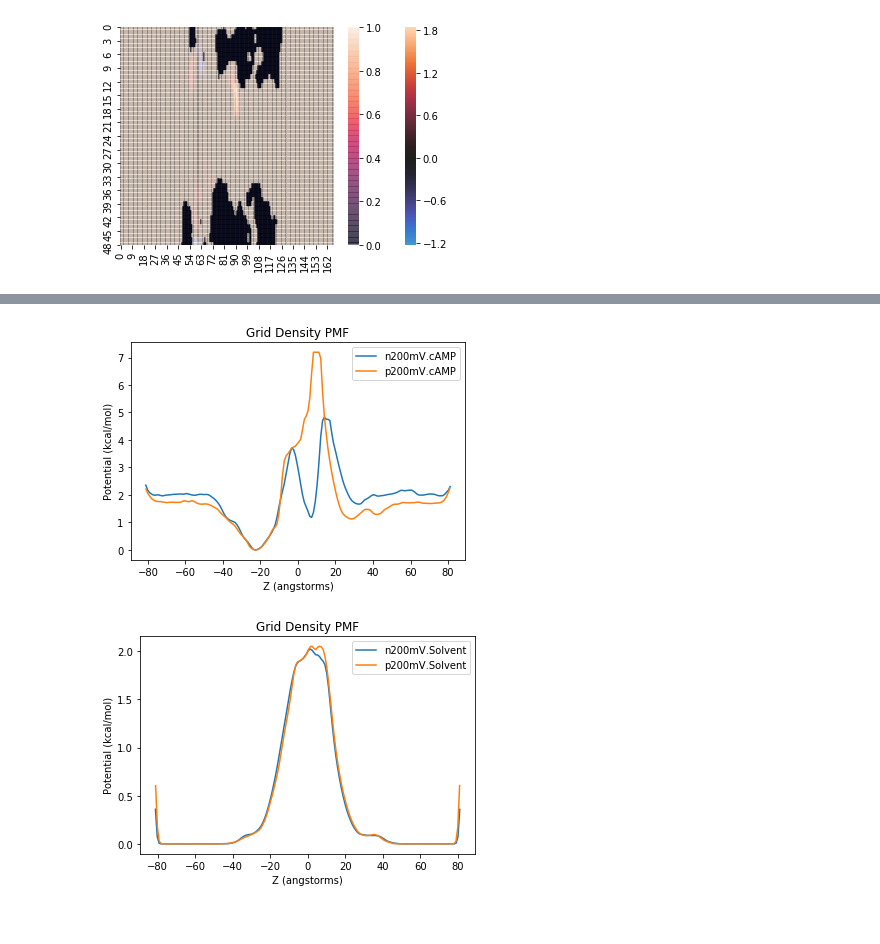
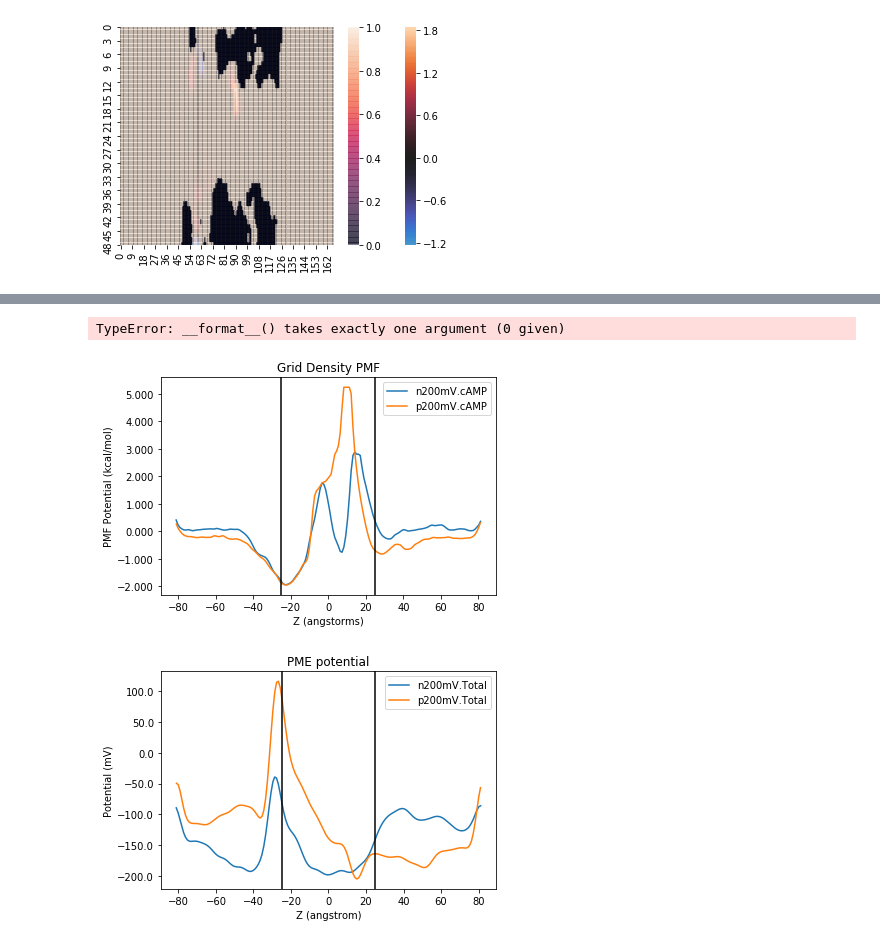
Before and after one commit to wesleymsmith/CX26_PME_Analysis, a Jupyter notebook: PME_Analysis_Notebook.ipynb, the cells around one changed output, grey strips where cells are left out. Saved outputs shown, nothing was run; the diff lists cells and outputs as text; code cells hidden in the pictures.

Commit message:
formatting changes to final PME and PMF plots

```diff
--- a/PME_Analysis_Notebook.ipynb
+++ b/PME_Analysis_Notebook.ipynb
@@ -760,3 +758,15 @@ sns.heatmap(resampledDensityDict['n200mV.Solvent'].grid[(xmid-25):(xmid+25),ymid
 plt.show()
 # %% [output]
 [figure]
+# %%
+pmeDict={}
+dataDir='.'
+for simName in ['n200mV','p200mV']:
+    for pmeName in ['noncAMP','cAMP','ProteinLipid','Total']:
+        dictKey='.'.join([simName,pmeName])
+        filename='.'.join([simName,'last_1000_frames.imaged',pmeName+'_PME','dx'])
+        filepath='/'.join([dataDir,filename])
+        print('loading {dataFile};'.format(dataFile=filename),end=" ")
+        pmeDict[dictKey]=Grid(filepath)
+        print(dictKey,pmeDict[dictKey].grid.shape,"volumetric data file loaded")
+print("--- done loading data files ---")
@@ -763,54 +843,55 @@ plt.show()
+# %%
+plt.xticks.__format__()
+# %% [output]
+TypeError: __format__() takes exactly one argument (0 given)
 # %%
 kT=0.0019872041*310.15
 gVol=np.product(resampledDensityDict['n200mV.cAMP'].grid.shape)
+ax=plt.axes()
 for densityName in ['n200mV.cAMP','p200mV.cAMP']:
     densityGrid=resampledDensityDict[densityName]
     gVol=np.product(densityGrid.grid.shape)
-    densityData=densityGrid.grid
+    densityData=copy.deepcopy(densityGrid.grid)
     densityData=densityData/np.sum(densityData)
     pmfData=-kT*np.log(
         np.array(
             list(
                 map(lambda x: np.max([1./gVol,x]),
                     np.nansum(densityData,axis=(0,1))
                    )
             )
         )
     )
-    pmfData=pmfData-np.min(pmfData)
+    pmfData=pmfData-np.mean(pmfData)
     pmfCoords=np.arange(densityData.shape[2])*densityGrid.delta[2]+densityGrid.origin[2]
     sns.lineplot(pmfCoords,
                  pmfData,
                  label=densityName)
+
+plt.axvline(x=-25,c='black')
+plt.axvline(x=25,c='black')
 plt.title("Grid Density PMF")
+ax.yaxis.set_major_formatter(matplotlib.ticker.EngFormatter(places=3))
 plt.xlabel('Z (angstorms)')
-plt.ylabel('Potential (kcal/mol)')
+plt.ylabel('PMF Potential (kcal/mol)')
 plt.show()
 
-kT=0.0019872041*310.15
-for densityName in ['n200mV.Solvent','p200mV.Solvent']:
-    densityGrid=resampledDensityDict[densityName]
-    gVol=np.product(densityGrid.grid.shape)
-    densityData=densityGrid.grid
-    densityData=densityData/np.sum(densityData)
-    pmfData=-kT*np.log(
-        np.array(
-            list(
-                map(lambda x: np.max([1./gVol,x]),
-                    np.nansum(densityData,axis=(0,1))
-                   )
-            )
-        )
-    )
-    pmfData=pmfData-np.min(pmfData)
-    pmfCoords=np.arange(densityData.shape[2])*densityGrid.delta[2]+densityGrid.origin[2]
-    sns.lineplot(pmfCoords,
-                 pmfData,
-                 label=densityName)
-plt.title("Grid Density PMF")
-plt.xlabel('Z (angstorms)')
-plt.ylabel('Potential (kcal/mol)')
+kb=8.617333262E-5
+tSim=310.15
+kbT=kb*tSim
+ax=plt.axes()
+for pmeName in ['n200mV.Total','p200mV.Total']:
+    pmeGrid=pmeDict[pmeName]
+    pmeData=kbT*1000*copy.deepcopy(pmeGrid.grid[xmid,ymid,:])
+    pmeCoords=np.arange(pmeGrid.grid.shape[2])*pmeGrid.delta[2]+pmeGrid.origin[2]
+    sns.lineplot(pmeCoords,pmeData,label=pmeName)
+plt.axvline(x=-25,c='black')
+plt.axvline(x=25,c='black')
+plt.title('PME potential')
+ax.yaxis.set_major_formatter(matplotlib.ticker.EngFormatter(places=1))
+plt.xlabel('Z (angstrom)')
+plt.ylabel('Potential (mV)')
 plt.show()
 # %% [output]
-[figure, old version]
+[figure, new version]
-[figure, old version]
+[figure, new version]
```
Also changed, not shown: parts of 6 cells of this notebook.
